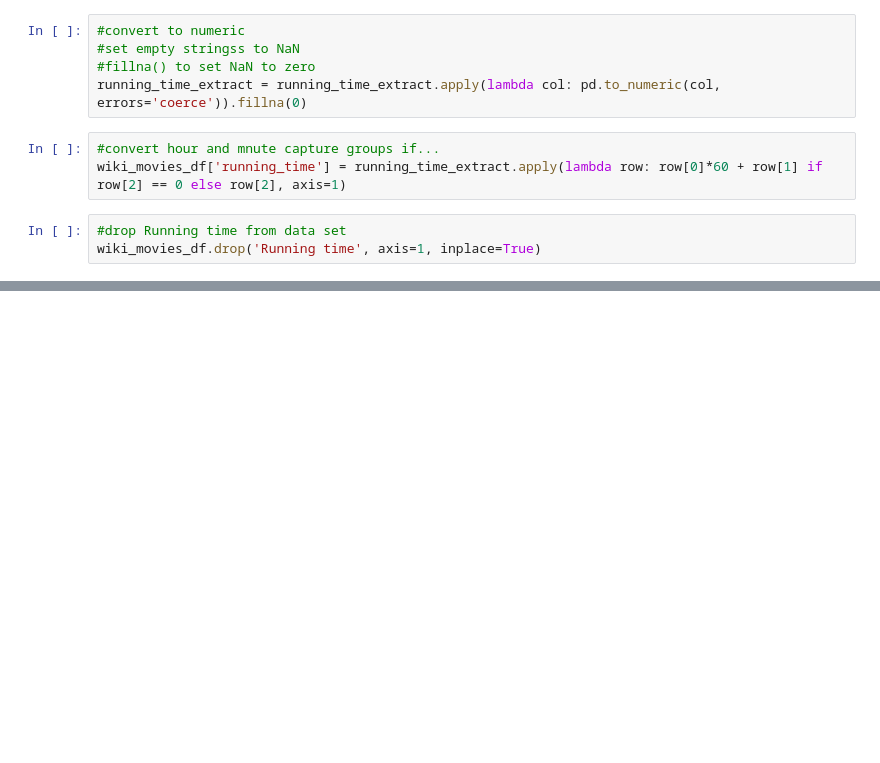
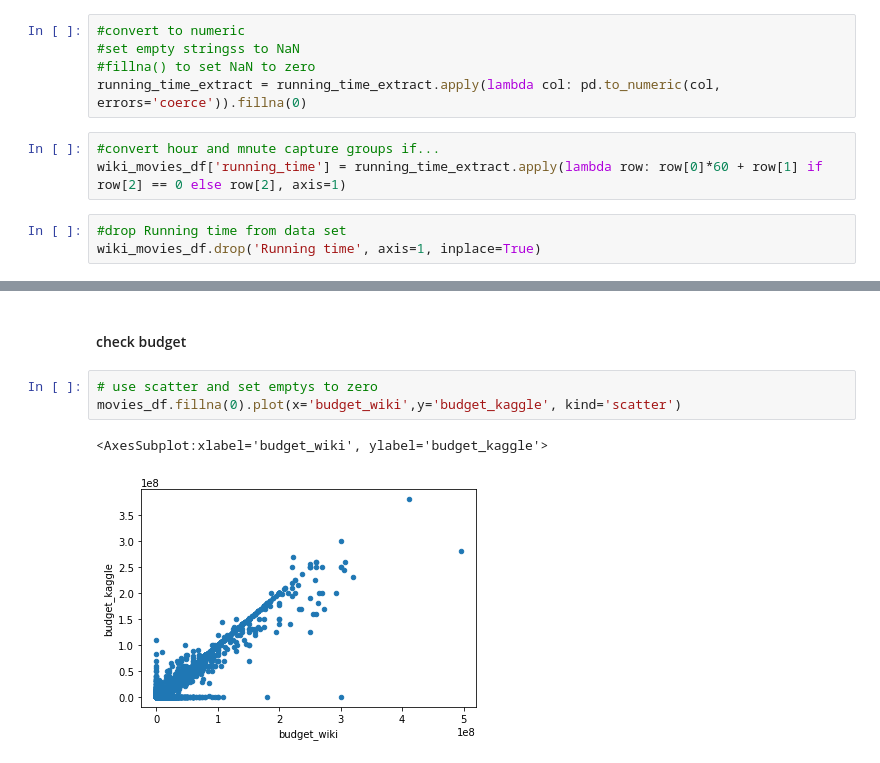
Before and after one commit to aberloro/Movies_ETL, a Jupyter notebook: Phase1/Module8.ipynb, the cells around one changed output, grey strips where cells are left out. Saved outputs shown, nothing was run; the diff lists cells and outputs as text; blank space fills up the shorter version.

```diff
--- a/Phase1/Module8.ipynb
+++ b/Phase1/Module8.ipynb
@@ -975,0 +1074,8 @@ Name: rating, dtype: float64
+# %% [markdown]
+#### check budget
+# %%
+# use scatter and set emptys to zero
+movies_df.fillna(0).plot(x='budget_wiki',y='budget_kaggle', kind='scatter')
+# %% [output]
+<AxesSubplot:xlabel='budget_wiki', ylabel='budget_kaggle'>
+[figure, added]
```
Also changed, not shown: parts of 63 cells of this notebook.
